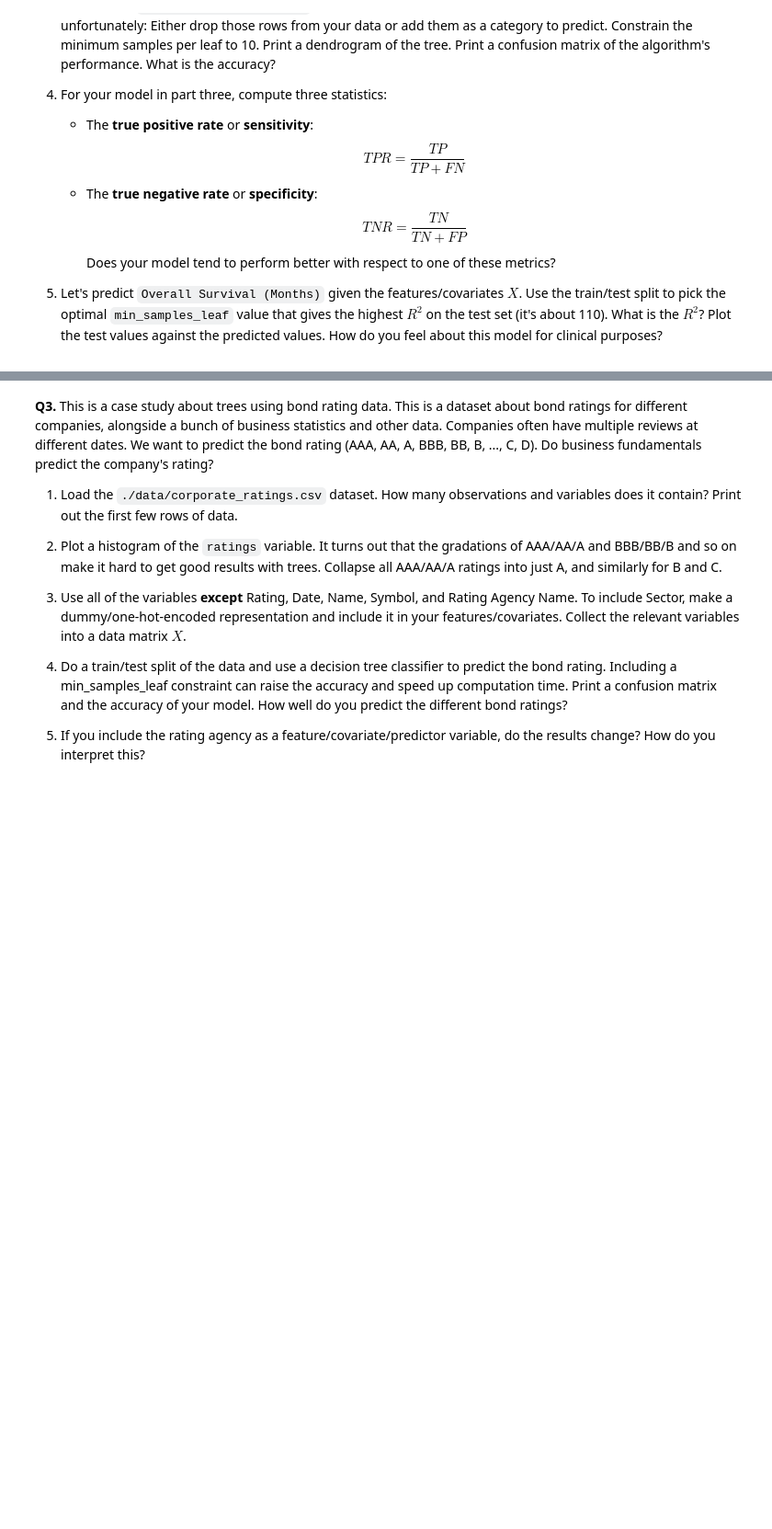
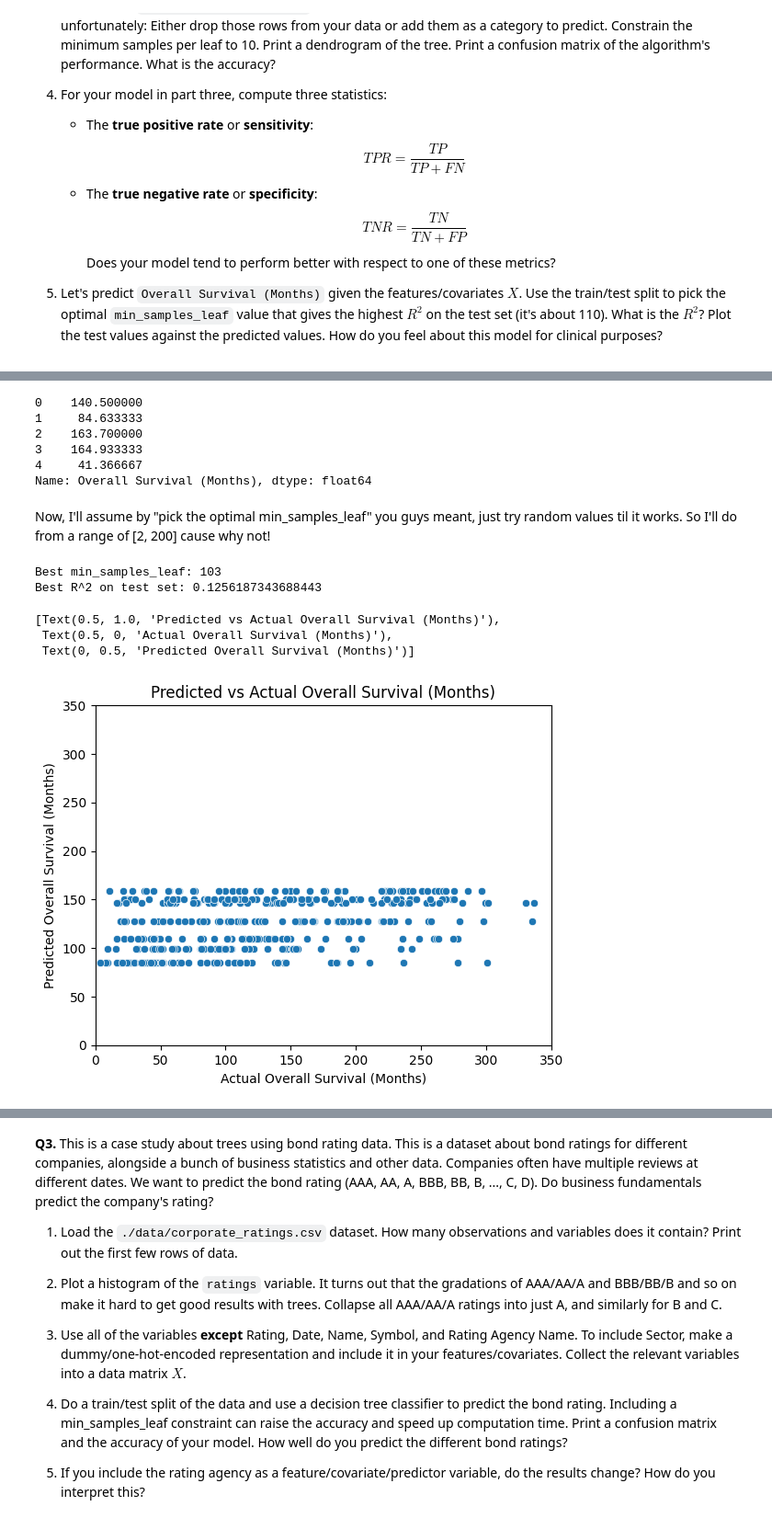
Before and after one commit to kevincha12/trees_assignment, a Jupyter notebook: assignment.ipynb, the cells around one changed output, grey strips where cells are left out. Shown at 92% size. Cells and saved outputs as stored; diff of their text form; code cells hidden in the pictures; blank space fills up the shorter version.

```diff
--- a/assignment.ipynb
+++ b/assignment.ipynb
@@ -52,0 +161,6 @@
+# %%
+y_hat = tree_classifier.predict(X_test)
+test_tab = pd.crosstab(y_test, y_hat) # Compute confusion matrix
+test_acc = np.trace(test_tab)/len(y_test) # Faster way to compute accuracy
+print('Test Accuracy: ', test_acc, '\n')
+test_tab
@@ -52,0 +221,12 @@
+# %%
+num_features = breast_cancer_df[['Tumor Size', 'Lymph nodes examined positive', 'Age at Diagnosis']]
+cat_features = breast_cancer_df[['Tumor Stage', 'Chemotherapy', 'Cancer Type Detailed']]
+
+one_hot = pd.get_dummies(cat_features, drop_first=True)
+X = pd.concat([num_features, one_hot], axis=1)
+survival_labels = breast_cancer_df['Overall Survival (Months)']
+temp_join = pd.concat([X, survival_labels], axis=1)
+temp_join = temp_join.dropna(subset=['Overall Survival (Months)'])
+X = temp_join.drop(columns=['Overall Survival (Months)'])
+y = temp_join['Overall Survival (Months)']
+X.head()
@@ -52,0 +240,45 @@
+# %%
+y.head()
+# %% [output]
+0    140.500000
+1     84.633333
+2    163.700000
+3    164.933333
+4     41.366667
+Name: Overall Survival (Months), dtype: float64
+# %% [markdown]
+Now, I'll assume by "pick the optimal min_samples_leaf" you guys meant, just try random values til it works. So I'll do from a range of [2, 200] cause why not!
+# %%
+best_min_samples_leaf = None
+best_rsq = 0
+best_model = None
+best_yhat = None
+for i in range(2, 201):
+    X_train, X_test, y_train, y_test = train_test_split(X, y, test_size=0.2, random_state=250113)
+    tree_regressor = DecisionTreeRegressor(min_samples_leaf=i, random_state=250113)
+    tree_regressor = tree_regressor.fit(X_train, y_train)
+    y_hat = tree_regressor.predict(X_test)
+    e = y_test - y_hat
+    rsq = 1-np.sum(e**2)/np.sum( (y_test - np.mean(y_train))**2)
+    if best_rsq < rsq:
+        best_rsq = rsq
+        best_min_samples_leaf = i
+        best_model = tree_regressor
+        best_yhat = y_hat # saving this for later lmfao
+
+print("Best min_samples_leaf:", best_min_samples_leaf)
+print("Best R^2 on test set:", best_rsq)
+# %% [output]
+Best min_samples_leaf: 103
+Best R^2 on test set: 0.1256187343688443
+# %%
+fig, ax = plt.subplots()
+# make the axes consistent so we can see how bad the model was messing up
+ax.set_xlim(0, 350)
+ax.set_ylim(0, 350)
+sns.scatterplot(x=y_test, y=y_hat, ax=ax).set(title="Predicted vs Actual Overall Survival (Months)", xlabel="Actual Overall Survival (Months)", ylabel="Predicted Overall Survival (Months)")
+# %% [output]
+[Text(0.5, 1.0, 'Predicted vs Actual Overall Survival (Months)'),
+ Text(0.5, 0, 'Actual Overall Survival (Months)'),
+ Text(0, 0.5, 'Predicted Overall Survival (Months)')]
+[figure, added]
```
Also changed, not shown: parts of 33 cells of this notebook.
